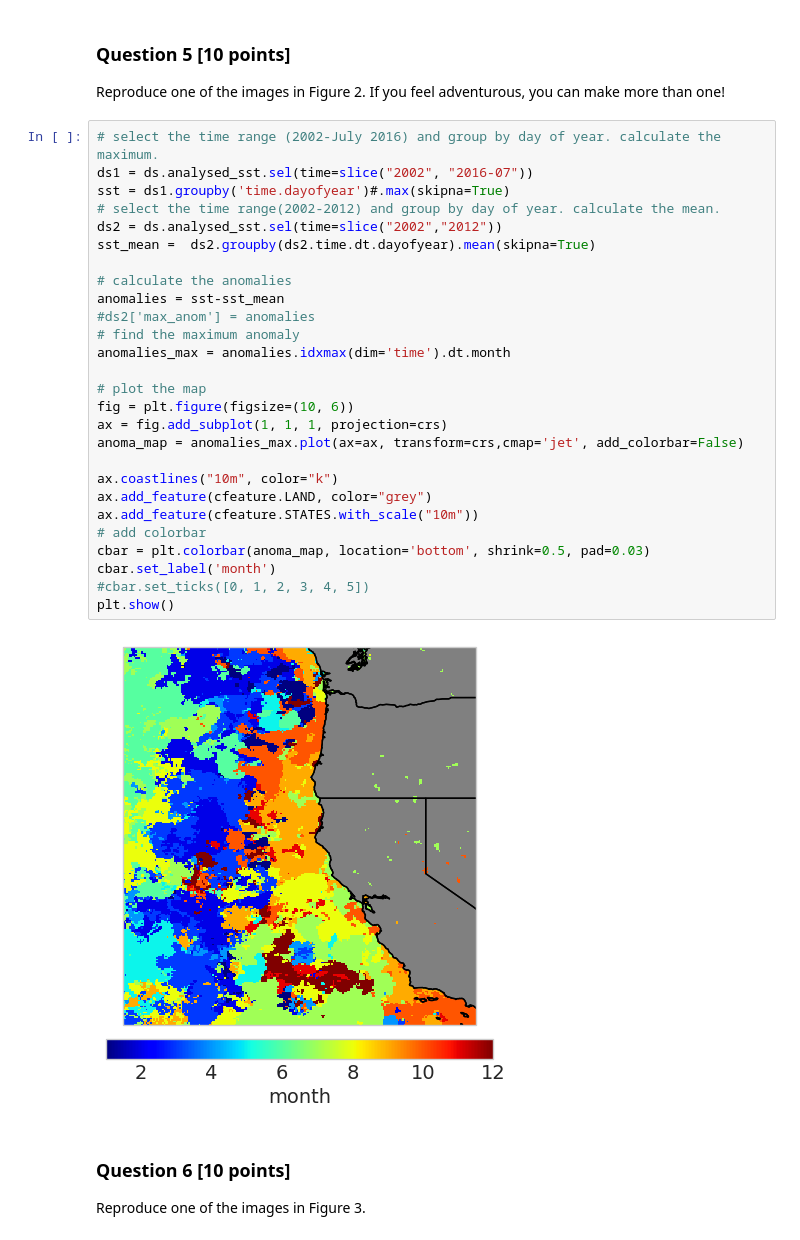
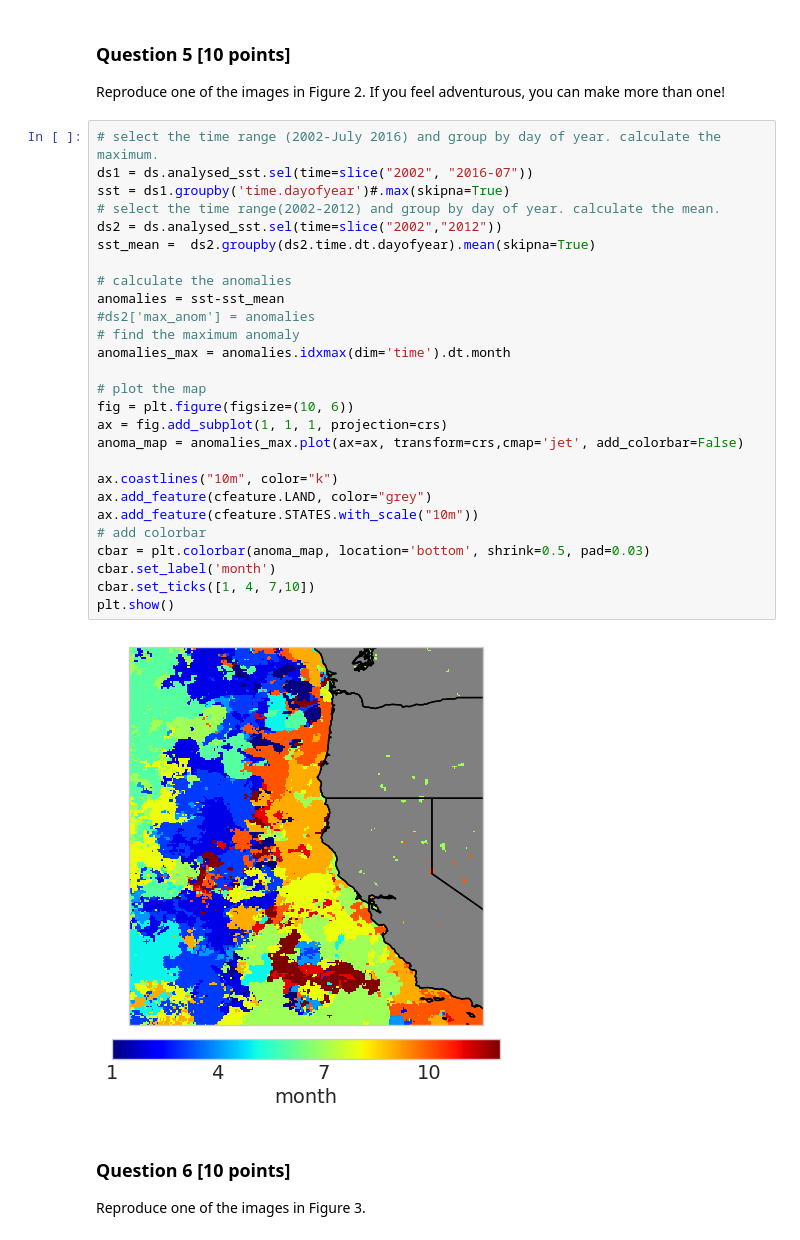
Before and after one commit to UCB-stat-159-s23/hw03-Group11, a Jupyter notebook: hw03-climate.ipynb, the cells around one changed output. Saved outputs shown, nothing was run; the diff lists cells and outputs as text.

```diff
--- a/hw03-climate.ipynb
+++ b/hw03-climate.ipynb
@@ -293,32 +293,32 @@ Reproduce one of the images in Figure 2. If you feel adventurous, you can make m
 # %%
 # select the time range (2002-July 2016) and group by day of year. calculate the maximum.
 ds1 = ds.analysed_sst.sel(time=slice("2002", "2016-07"))
 sst = ds1.groupby('time.dayofyear')#.max(skipna=True)
 # select the time range(2002-2012) and group by day of year. calculate the mean.
 ds2 = ds.analysed_sst.sel(time=slice("2002","2012"))
 sst_mean =  ds2.groupby(ds2.time.dt.dayofyear).mean(skipna=True)
 
 # calculate the anomalies
 anomalies = sst-sst_mean
 #ds2['max_anom'] = anomalies
 # find the maximum anomaly
 anomalies_max = anomalies.idxmax(dim='time').dt.month
 
 # plot the map
 fig = plt.figure(figsize=(10, 6))
 ax = fig.add_subplot(1, 1, 1, projection=crs)
 anoma_map = anomalies_max.plot(ax=ax, transform=crs,cmap='jet', add_colorbar=False)
 
 ax.coastlines("10m", color="k")
 ax.add_feature(cfeature.LAND, color="grey")
 ax.add_feature(cfeature.STATES.with_scale("10m"))
 # add colorbar
 cbar = plt.colorbar(anoma_map, location='bottom', shrink=0.5, pad=0.03)
 cbar.set_label('month')
-#cbar.set_ticks([0, 1, 2, 3, 4, 5])
+cbar.set_ticks([1, 4, 7,10])
 plt.show()
 # %% [output]
-[figure, old version]
+[figure, new version]
 # %% [markdown]
 ### Question 6 [10 points]
 
```
